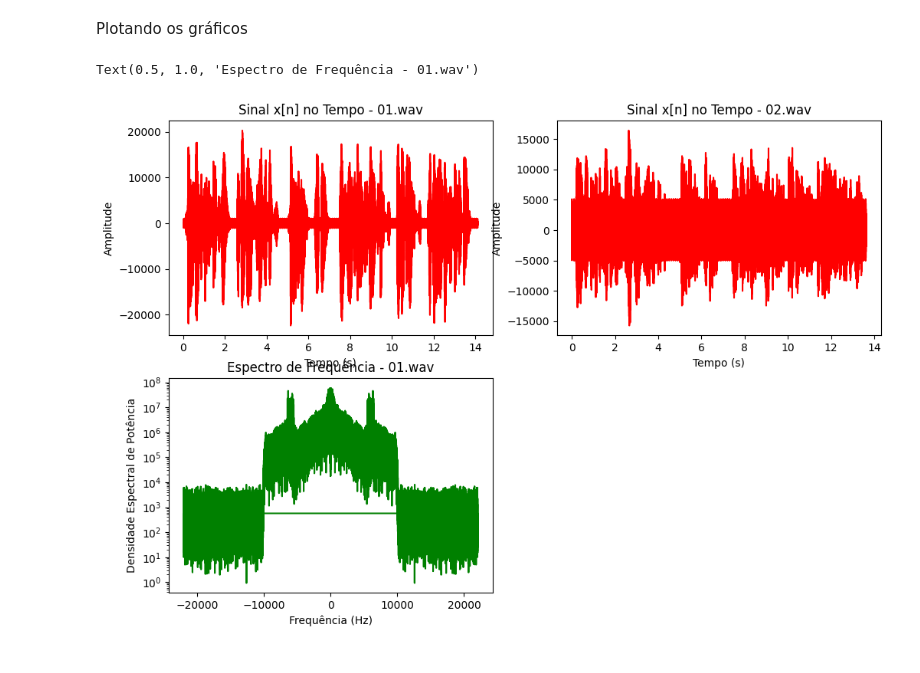
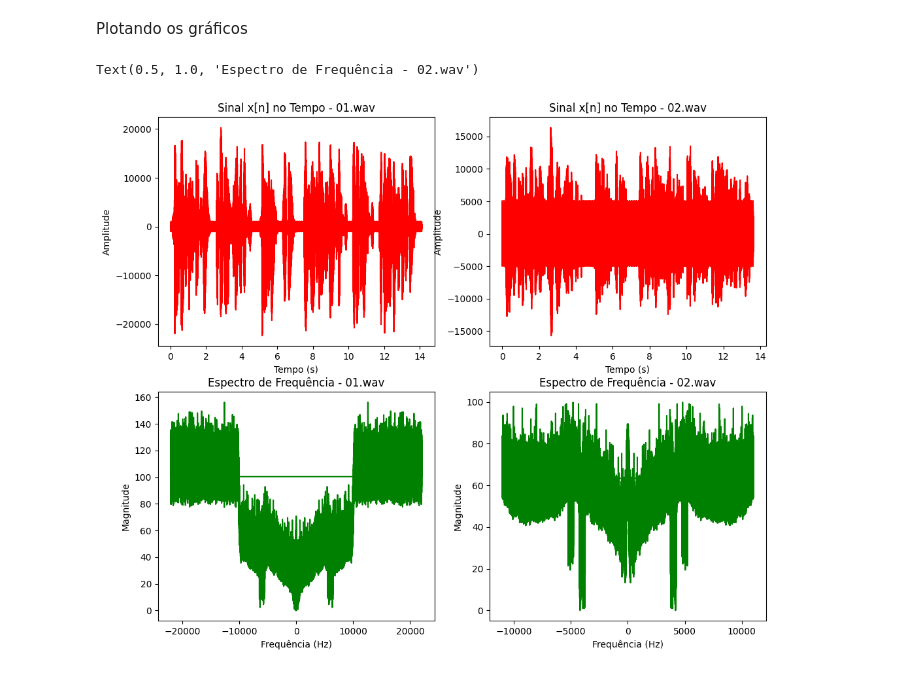
Before and after one commit to AntonioLaureno28/FiltragemTc, a Jupyter notebook: Code/Filtro_passa_baixa.ipynb, the cells around one changed output. Saved outputs shown, nothing was run; the diff lists cells and outputs as text; code cells hidden in the pictures.

```diff
--- a/Code/Filtro_passa_baixa.ipynb
+++ b/Code/Filtro_passa_baixa.ipynb
@@ -13,7 +13,7 @@ def spectrum(x_freq):
 #
 # x_freq: vetor no domínio da frequência, complexo
 #
-    x_magnitude = np.abs(x)
+    x_magnitude = np.abs(x_freq)
     # Normalização para o valor máximo ser 0dB
     x_magnitude /= np.max(x_magnitude)
     return 20*np.log10(x_magnitude)
@@ -61,33 +76,43 @@ time1 = np.linspace(0, N1 / audio_1, N1)
 time2 = np.linspace(0, N2 / audio_2, N2)
 
 # Aplicando a transformada de Fourier nos sinais e usando a função fftfreq() para calcular os valores de frequência correspondente aos coeficientes da TF
-spectrum1 = np.abs(fft(wav01))
-spectrum2 = np.abs(fft(wav02))
+spectrum1 = fft(wav01)
+spectrum2 = fft(wav02)
 freq1 = fftfreq(N1, 1/audio_1)
 freq2 = fftfreq(N2, 1/audio_2)
+
+# Convertendo a magnitude para Db
+spectrum_db1 = np.abs(spectrum(spectrum1))
+spectrum_db2 = np.abs(spectrum(spectrum2))
 # %% [markdown]
 Plotando os gráficos
 # %%
-plt.figure(figsize=(12,8))
+plt.figure(figsize=(12,10))
 
 # Gráfico do sinal 01.wav no tempo
 plt.subplot(2, 2, 1)
 plt.plot(time1, wav01, color='r')
 plt.xlabel("Tempo (s)")
 plt.ylabel("Amplitude")
 plt.title("Sinal x[n] no Tempo - 01.wav")
 
 plt.subplot(2, 2, 2)
 plt.plot(time2, wav02, color='r')
 plt.xlabel("Tempo (s)")
 plt.ylabel("Amplitude")
 plt.title("Sinal x[n] no Tempo - 02.wav")
 
 plt.subplot(2, 2, 3)
-plt.semilogy(freq1, spectrum1, color='green')
+plt.plot(freq1, spectrum_db1, color='green')
 plt.xlabel("Frequência (Hz)")
-plt.ylabel("Densidade Espectral de Potência")
+plt.ylabel("Magnitude")
 plt.title("Espectro de Frequência - 01.wav")
+
+plt.subplot(2, 2, 4)
+plt.plot(freq2, spectrum_db2, color='green')
+plt.xlabel("Frequência (Hz)")
+plt.ylabel("Magnitude")
+plt.title("Espectro de Frequência - 02.wav")
 # %% [output]
-Text(0.5, 1.0, 'Espectro de Frequência - 01.wav')
+Text(0.5, 1.0, 'Espectro de Frequência - 02.wav')
-[figure, old version]
+[figure, new version]
```
Also changed, not shown: parts of 1 cell of this notebook.
